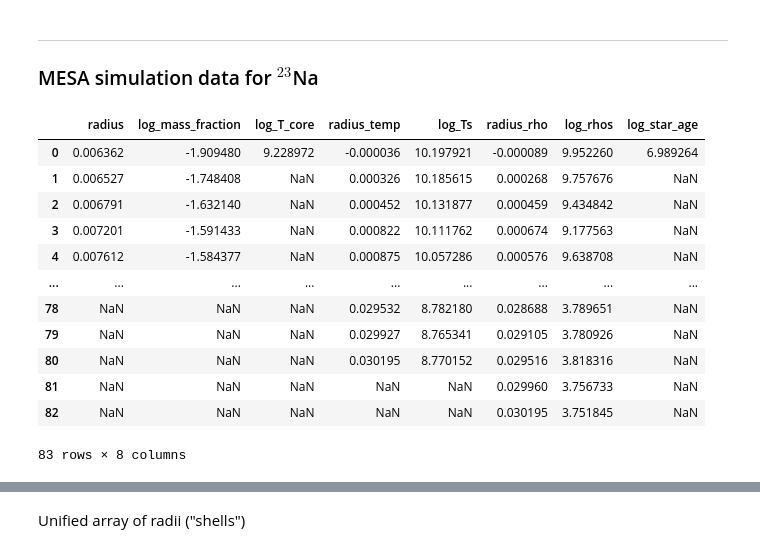
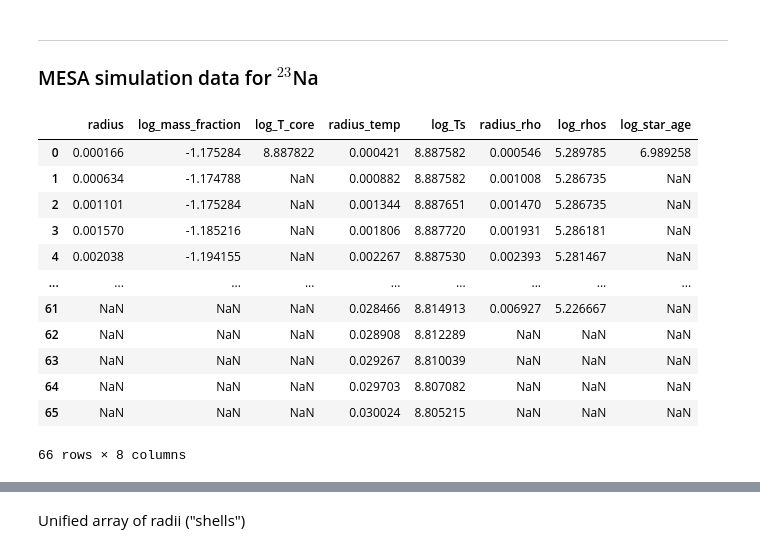
Before and after one commit to xingyzt/stellar-axions, a Jupyter notebook: main.ipynb, the cells around one changed output, grey strips where cells are left out. Cells and saved outputs as stored; diff of their text form; code cells hidden in the pictures.

```diff
--- a/main.ipynb
+++ b/main.ipynb
@@ -19,8 +20,14 @@ Drop null entries of dataframe and convert to numpy array
 # %%
 def array(df):
     return df.dropna().to_numpy()
+# %%
+def model_id(model_file):
+    return model_file[6:10]
 # %% [markdown]
 ---
 Mass of star $M$ ($M_\odot$)
 # %%
 M_star = 20 * u.M_sun
+directory = os.path.relpath(f"{int(M_star.value)}M_models")
+files = [ name for name in os.listdir(directory) if name.endswith(".csv") ]
+files
@@ -27,24 +55,28 @@ M_star = 20 * u.M_sun
 # %% [markdown]
 ---
 ### MESA simulation data for $^{23}$Na
-# %%
-model_id = 1866
-title = f"MESA model {model_id}"
 # %%
-sim = pd.read_csv(f"{int(M_star / u.M_sun)}M_models/model_{model_id}.csv")
-sim
+stars = [
+    {
+        "id": model_id(file),
+        "file": file,
+        "sim": pd.read_csv(os.path.join(directory, file)),
+    }
+    for file in files
+]
+stars[0]["sim"]
 # %% [output]
 |  | radius | log_mass_fraction | log_T_core | radius_temp | log_Ts | radius_rho | log_rhos | log_star_age |
-| 0 | 0.006362 | -1.909480 | 9.228972 | -0.000036 | 10.197921 | -0.000089 | 9.952260 | 6.989264 |
-| 1 | 0.006527 | -1.748408 | NaN | 0.000326 | 10.185615 | 0.000268 | 9.757676 | NaN |
-| 2 | 0.006791 | -1.632140 | NaN | 0.000452 | 10.131877 | 0.000459 | 9.434842 | NaN |
-| 3 | 0.007201 | -1.591433 | NaN | 0.000822 | 10.111762 | 0.000674 | 9.177563 | NaN |
-| 4 | 0.007612 | -1.584377 | NaN | 0.000875 | 10.057286 | 0.000576 | 9.638708 | NaN |
+| 0 | 0.000166 | -1.175284 | 8.887822 | 0.000421 | 8.887582 | 0.000546 | 5.289785 | 6.989258 |
+| 1 | 0.000634 | -1.174788 | NaN | 0.000882 | 8.887582 | 0.001008 | 5.286735 | NaN |
+| 2 | 0.001101 | -1.175284 | NaN | 0.001344 | 8.887651 | 0.001470 | 5.286735 | NaN |
+| 3 | 0.001570 | -1.185216 | NaN | 0.001806 | 8.887720 | 0.001931 | 5.286181 | NaN |
+| 4 | 0.002038 | -1.194155 | NaN | 0.002267 | 8.887530 | 0.002393 | 5.281467 | NaN |
 | ... | ... | ... | ... | ... | ... | ... | ... | ... |
-| 78 | NaN | NaN | NaN | 0.029532 | 8.782180 | 0.028688 | 3.789651 | NaN |
-| 79 | NaN | NaN | NaN | 0.029927 | 8.765341 | 0.029105 | 3.780926 | NaN |
-| 80 | NaN | NaN | NaN | 0.030195 | 8.770152 | 0.029516 | 3.818316 | NaN |
-| 81 | NaN | NaN | NaN | NaN | NaN | 0.029960 | 3.756733 | NaN |
-| 82 | NaN | NaN | NaN | NaN | NaN | 0.030195 | 3.751845 | NaN |
+| 61 | NaN | NaN | NaN | 0.028466 | 8.814913 | 0.006927 | 5.226667 | NaN |
+| 62 | NaN | NaN | NaN | 0.028908 | 8.812289 | NaN | NaN | NaN |
+| 63 | NaN | NaN | NaN | 0.029267 | 8.810039 | NaN | NaN | NaN |
+| 64 | NaN | NaN | NaN | 0.029703 | 8.807082 | NaN | NaN | NaN |
+| 65 | NaN | NaN | NaN | 0.030024 | 8.805215 | NaN | NaN | NaN |
-83 rows × 8 columns
+66 rows × 8 columns
 # %%
```
Also changed, not shown: parts of 17 cells of this notebook.
